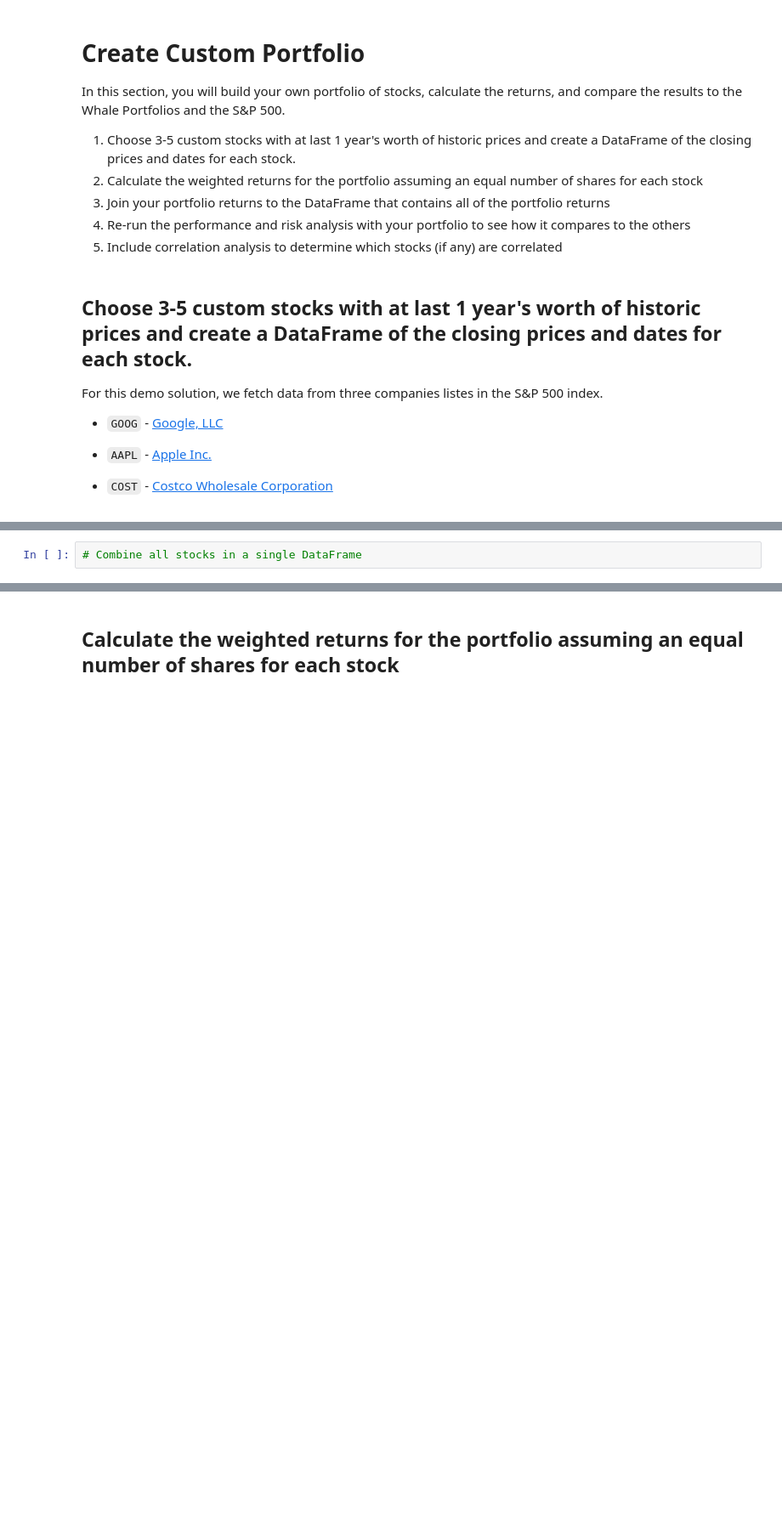
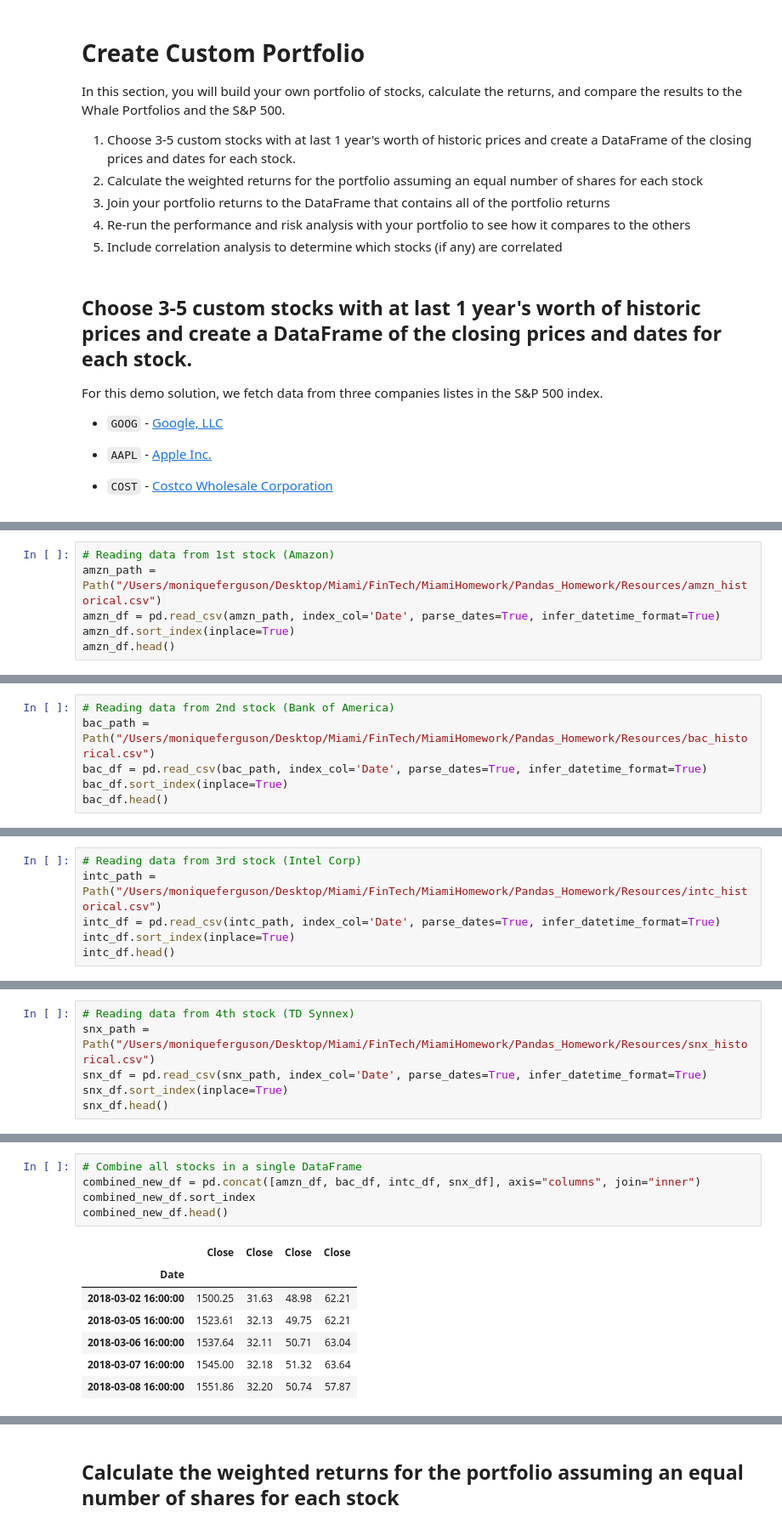
Before and after one commit to mmfsb/Pandas_Homework, a Jupyter notebook: Whale/whale_analysis.ipynb, the cells around one changed output, grey strips where cells are left out. Shown at 85% size. Cells and saved outputs as stored; diff of their text form; blank space fills up the shorter version.

```diff
--- a/Whale/whale_analysis.ipynb
+++ b/Whale/whale_analysis.ipynb
@@ -514,0 +509,6 @@ For this demo solution, we fetch data from three companies listes in the S&P 500
+# %%
+# Reading data from 1st stock (Amazon)
+amzn_path = Path("/Users/moniqueferguson/Desktop/Miami/FinTech/MiamiHomework/Pandas_Homework/Resources/amzn_historical.csv")
+amzn_df = pd.read_csv(amzn_path, index_col='Date', parse_dates=True, infer_datetime_format=True)
+amzn_df.sort_index(inplace=True)
+amzn_df.head()
@@ -514,0 +523,6 @@ For this demo solution, we fetch data from three companies listes in the S&P 500
+# %%
+# Reading data from 2nd stock (Bank of America)
+bac_path = Path("/Users/moniqueferguson/Desktop/Miami/FinTech/MiamiHomework/Pandas_Homework/Resources/bac_historical.csv")
+bac_df = pd.read_csv(bac_path, index_col='Date', parse_dates=True, infer_datetime_format=True)
+bac_df.sort_index(inplace=True)
+bac_df.head()
@@ -514,0 +537,6 @@ For this demo solution, we fetch data from three companies listes in the S&P 500
+# %%
+# Reading data from 3rd stock (Intel Corp)
+intc_path = Path("/Users/moniqueferguson/Desktop/Miami/FinTech/MiamiHomework/Pandas_Homework/Resources/intc_historical.csv")
+intc_df = pd.read_csv(intc_path, index_col='Date', parse_dates=True, infer_datetime_format=True)
+intc_df.sort_index(inplace=True)
+intc_df.head()
@@ -514,0 +551,6 @@ For this demo solution, we fetch data from three companies listes in the S&P 500
+# %%
+# Reading data from 4th stock (TD Synnex)
+snx_path = Path("/Users/moniqueferguson/Desktop/Miami/FinTech/MiamiHomework/Pandas_Homework/Resources/snx_historical.csv")
+snx_df = pd.read_csv(snx_path, index_col='Date', parse_dates=True, infer_datetime_format=True)
+snx_df.sort_index(inplace=True)
+snx_df.head()
@@ -515,2 +565,13 @@ For this demo solution, we fetch data from three companies listes in the S&P 500
 # %%
 # Combine all stocks in a single DataFrame
+combined_new_df = pd.concat([amzn_df, bac_df, intc_df, snx_df], axis="columns", join="inner")
+combined_new_df.sort_index
+combined_new_df.head()
+# %% [output]
+|  | Close | Close | Close | Close |
+| Date |  |  |  |  |
+| 2018-03-02 16:00:00 | 1500.25 | 31.63 | 48.98 | 62.21 |
+| 2018-03-05 16:00:00 | 1523.61 | 32.13 | 49.75 | 62.21 |
+| 2018-03-06 16:00:00 | 1537.64 | 32.11 | 50.71 | 63.04 |
+| 2018-03-07 16:00:00 | 1545.00 | 32.18 | 51.32 | 63.64 |
+| 2018-03-08 16:00:00 | 1551.86 | 32.20 | 50.74 | 57.87 |
```
Also changed, not shown: parts of 16 cells of this notebook.
